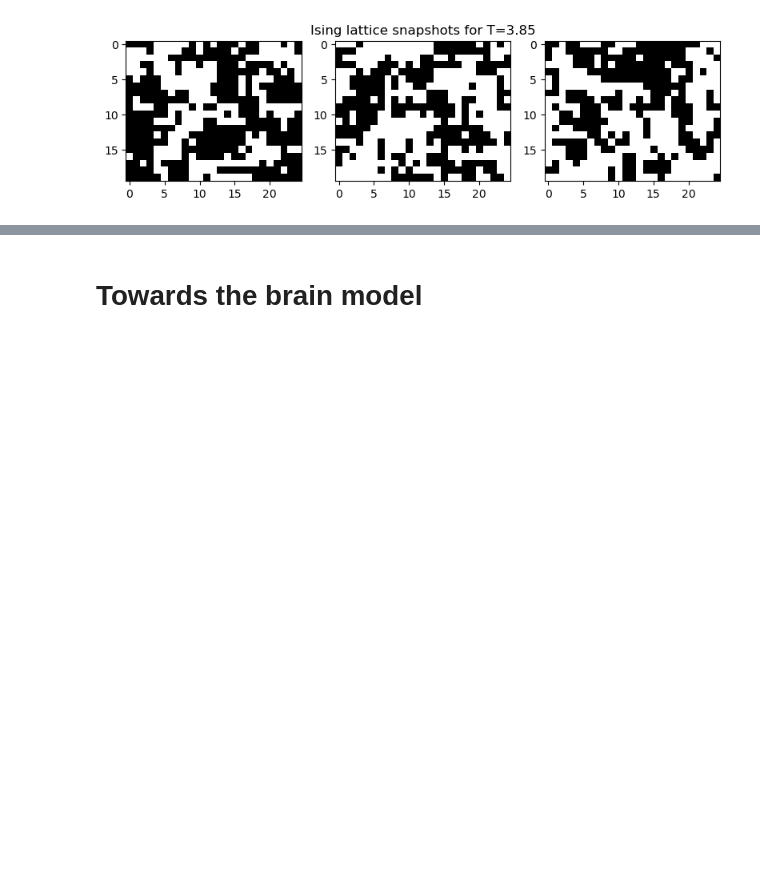
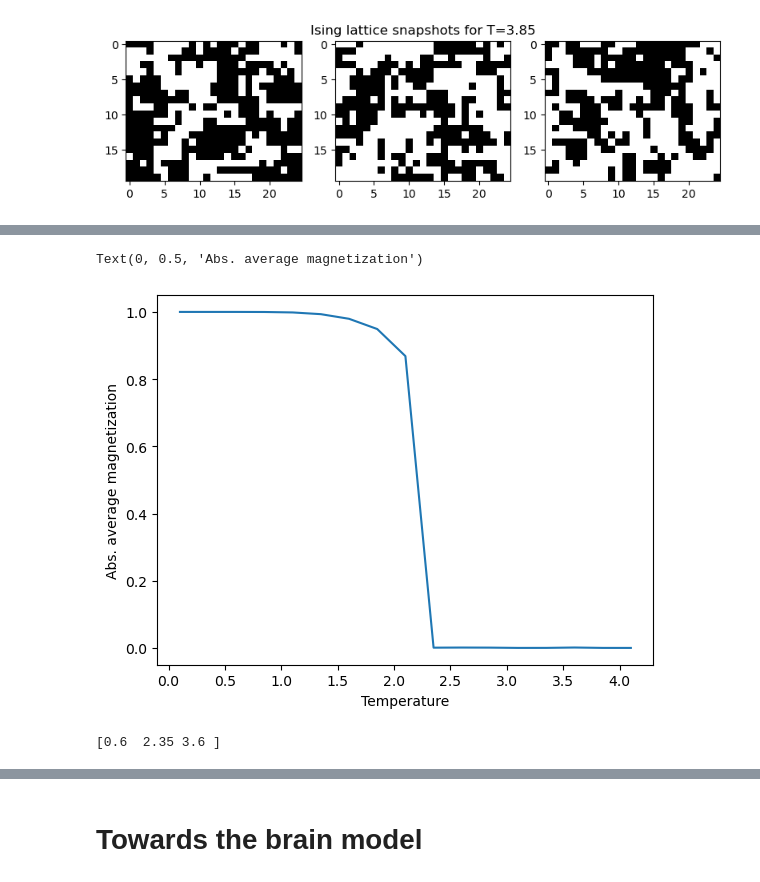
Before and after one commit to Mark-Kac-Center/cna2023-critical-brain, a Jupyter notebook: exercises_solution.ipynb, the cells around one changed output, grey strips where cells are left out. Drawn from its saved outputs; the diff is of its cells as text; code cells hidden in the pictures; blank space fills up the shorter version.

```diff
--- a/exercises_solution.ipynb
+++ b/exercises_solution.ipynb
@@ -118,0 +142,16 @@ Bernoulli model
+# %%
+n_steps = 2000
+Lx, Ly = 20, 25
+net_size = Lx * Ly
+network = Grid.grid_2d(Lx, Ly)
+# %%
+Ts = np.arange(0.1, 4.15, 0.25)
+binomial_dynamics = []
+for T in Ts:
+    print("{:.2f}".format(T))
+    model = BinomialModel(n_steps=n_steps,
+                          T=T,
+                          network=network,
+                         )
+    binomial_dynamics.append(model.simulate())
+binomial_dynamics = np.array(binomial_dynamics)
@@ -118,0 +178,19 @@ Bernoulli model
+# %%
+f = np.load('example_data/binomial_dynamics.npz')
+binomial_dynamics = f['binomial_dynamics']
+# %%
+data = binomial_dynamics
+abs_magnetization = np.abs(data.sum(axis=1).mean(axis=1) / net_size)
+plt.plot(Ts, abs_magnetization,)
+plt.xlabel("Temperature")
+plt.ylabel("Abs. average magnetization")
+# plt.savefig("plots/ising_magnetization.png")
+# %% [output]
+Text(0, 0.5, 'Abs. average magnetization')
+[figure, added]
+# %%
+print(Ts[[2, 9, 14]])
+snapshots = data.reshape(len(Ts), Lx, Ly, n_steps)
+t1, t2, t3 = 500, 1000, 1500  # times of snapshots
+# %% [output]
+[0.6  2.35 3.6 ]
```
Also changed, not shown: parts of 13 cells of this notebook, 4 other files.
